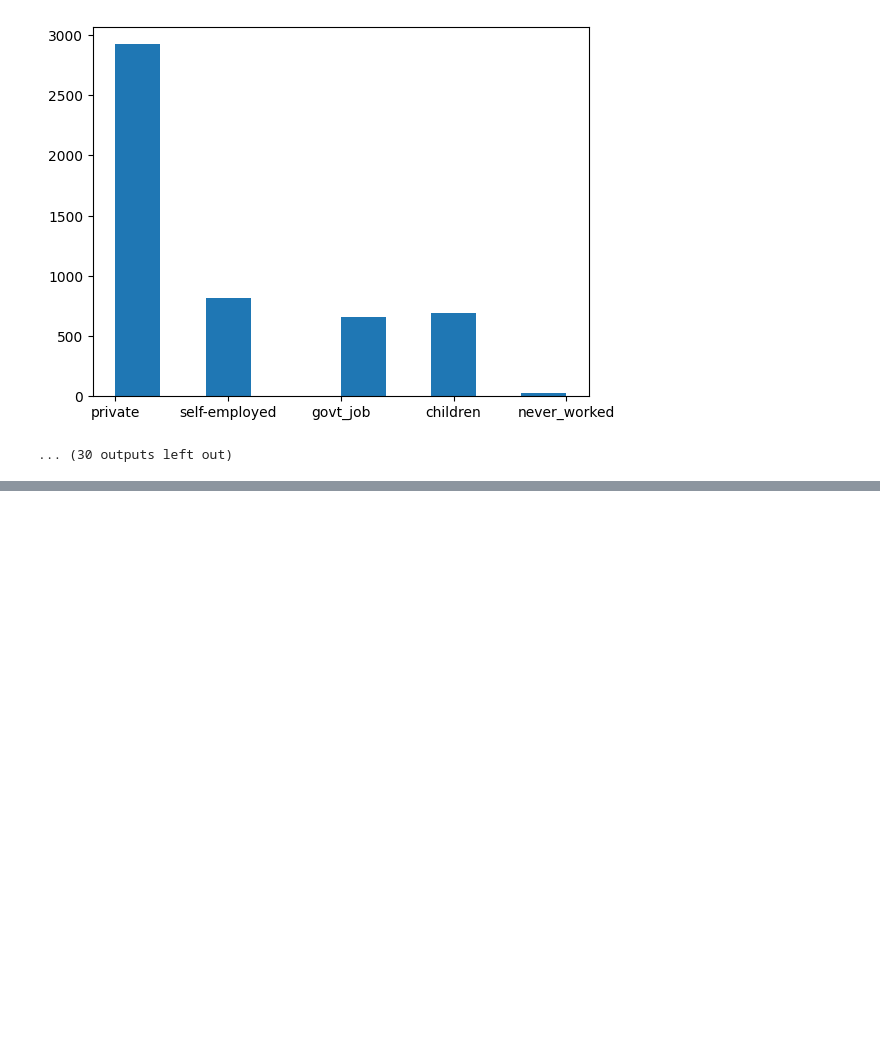
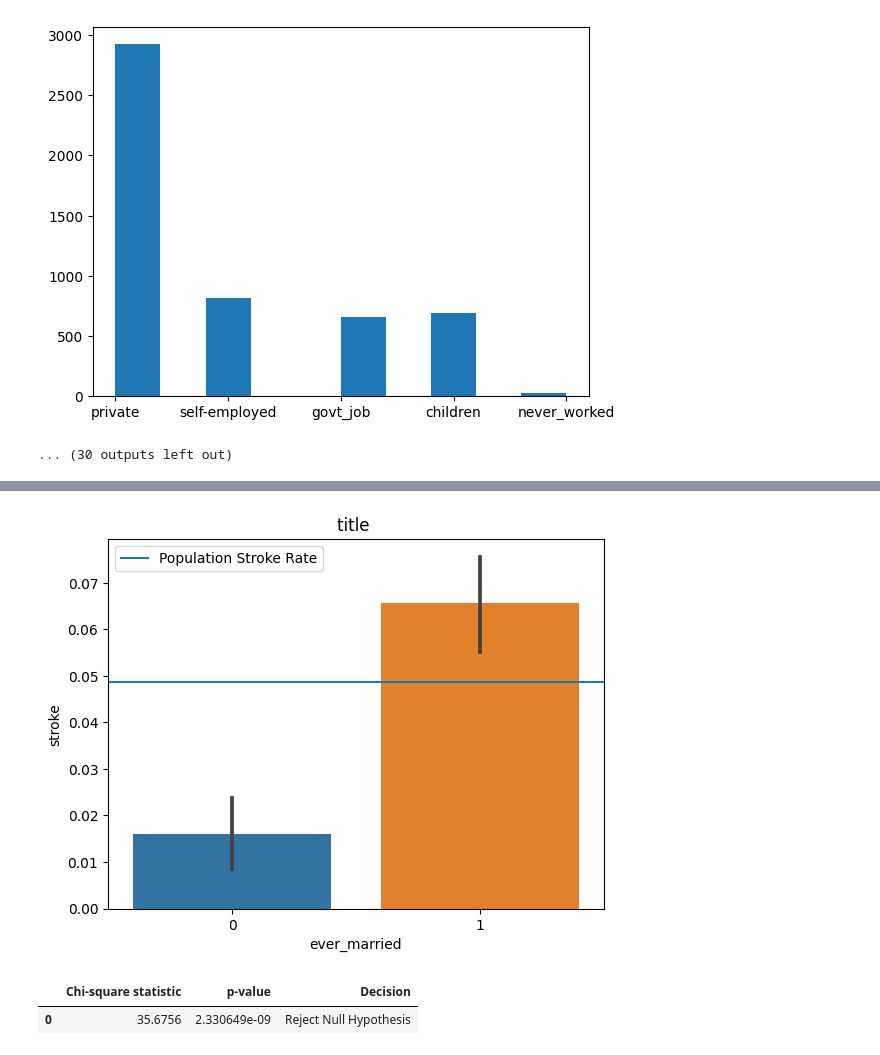
Before and after one commit to Keila-Camarillo/stroke_prediction, a Jupyter notebook: explore.ipynb, the cells around one changed output, grey strips where cells are left out. Cells and saved outputs as stored; diff of their text form; code cells hidden in the pictures; blank space fills up the shorter version.

```diff
--- a/explore.ipynb
+++ b/explore.ipynb
@@ -60,0 +105,11 @@ NameError: name 'stats' is not defined
+# %%
+# visual graph
+e.relationship_graph(train, "title ", "ever_married", "stroke")
+# %% [output]
+[figure, added]
+# %%
+# statistical test
+e.chi_stats(train, "ever_married", "stroke")
+# %% [output]
+|  | Chi-square statistic | p-value | Decision |
+| 0 | 35.6756 | 2.330649e-09 | Reject Null Hypothesis |
```
Also changed, not shown: parts of 26 cells of this notebook, 2 other files.
